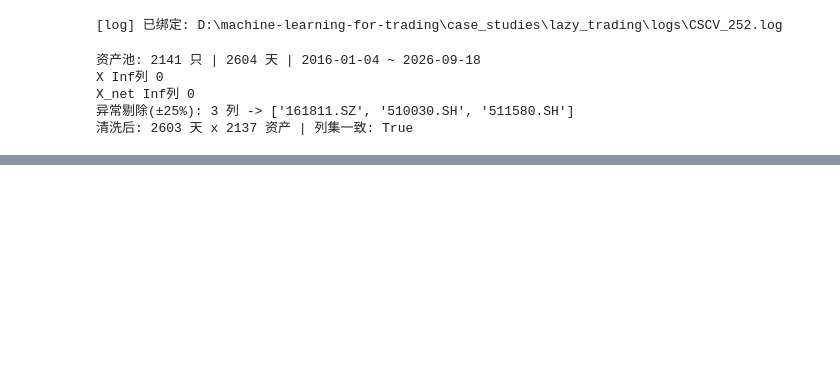
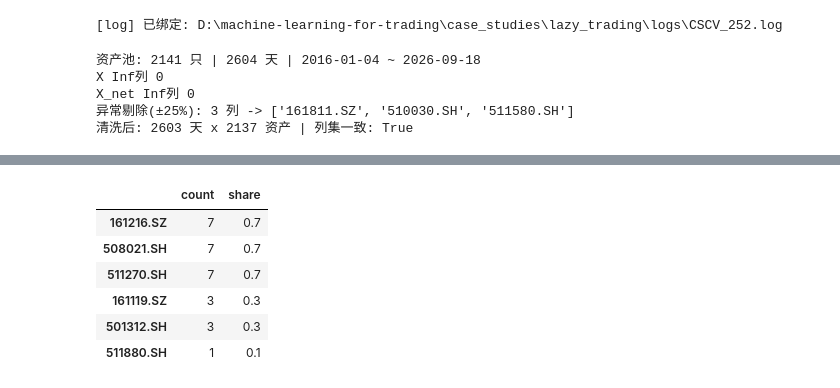
Before and after one commit to wang-jinghui/machine-learning-for-trading, a Jupyter notebook: case_studies/lazy_trading/CSCV_PBO_V3.ipynb, the cells around one changed output, grey strips where cells are left out. Drawn from its saved outputs; the diff is of its cells as text; code cells hidden in the pictures; blank space fills up the shorter version.

```diff
--- a/case_studies/lazy_trading/CSCV_PBO_V3.ipynb
+++ b/case_studies/lazy_trading/CSCV_PBO_V3.ipynb
@@ -209,0 +248,15 @@ log_print(info, section='DSR',echo=True)
+# %%
+# 16-26
+params_list = [{'nondomin__min_n_assets': 95, 'nondomin__threshold': -0.5, 'correlate__threshold': 0.1, 'extremes__k': 0.8, 'nondomin__fitness_measures': 'mean-variance-maxdd-kurt', 'train_size': 504},
+{'nondomin__min_n_assets': 65, 'nondomin__threshold': -0.5, 'correlate__threshold': 0.1, 'extremes__k': 0.7, 'nondomin__fitness_measures': 'mean-variance-maxdd-kurt', 'train_size': 252},
+{'nondomin__min_n_assets': 55, 'nondomin__threshold': -0.5, 'correlate__threshold': 0.1, 'extremes__k': 0.6, 'nondomin__fitness_measures': 'mean-variance-maxdd-kurt', 'train_size': 504},
+{'nondomin__min_n_assets': 35, 'nondomin__threshold': -0.4, 'correlate__threshold': 0.2, 'extremes__k': 0.8, 'nondomin__fitness_measures': 'mean-variance-maxdd-kurt', 'train_size': 252},
+{'nondomin__min_n_assets': 55, 'nondomin__threshold': -0.3, 'correlate__threshold': 0.1, 'extremes__k': 0.7, 'nondomin__fitness_measures': 'mean-variance-maxdd-kurt', 'train_size': 252},
+{'nondomin__min_n_assets': 65, 'nondomin__threshold': -0.4, 'correlate__threshold': 0.1, 'extremes__k': 0.7, 'nondomin__fitness_measures': 'mean-variance-maxdd-kurt', 'train_size': 252},
+{'nondomin__min_n_assets': 95, 'nondomin__threshold': -0.5, 'correlate__threshold': 0.2, 'extremes__k': 0.8, 'nondomin__fitness_measures': 'mean-variance-maxdd-kurt', 'train_size': 504},
+{'nondomin__min_n_assets': 45, 'nondomin__threshold': -0.4, 'correlate__threshold': 0.2, 'extremes__k': 0.7, 'nondomin__fitness_measures': 'mean-variance-maxdd-kurt', 'train_size': 252},
+{'nondomin__min_n_assets': 55, 'nondomin__threshold': -0.5, 'correlate__threshold': 0.1, 'extremes__k': 0.7, 'nondomin__fitness_measures': 'mean-variance-maxdd-kurt', 'train_size': 252},
+{'nondomin__min_n_assets': 85, 'nondomin__threshold': -0.5, 'correlate__threshold': 0.1, 'extremes__k': 0.7, 'nondomin__fitness_measures': 'mean-variance-maxdd-kurt', 'train_size': 504},]
+
+fresh_result = fresh_model(X, params_list, verbose=True)
+fresh_result['counts'].to_csv('./logs/selection_by_16-26.csv')
@@ -209,0 +275,2 @@ log_print(info, section='DSR',echo=True)
+# %%
+fresh_result = fresh_model(X, params_list, verbose=True)
@@ -209,0 +289,10 @@ log_print(info, section='DSR',echo=True)
+# %%
+fresh_result['counts']
+# %% [output]
+|  | count | share |
+| 161216.SZ | 7 | 0.7 |
+| 508021.SH | 7 | 0.7 |
+| 511270.SH | 7 | 0.7 |
+| 161119.SZ | 3 | 0.3 |
+| 501312.SH | 3 | 0.3 |
+| 511880.SH | 1 | 0.1 |
```
Also changed, not shown: parts of 20 cells of this notebook.
